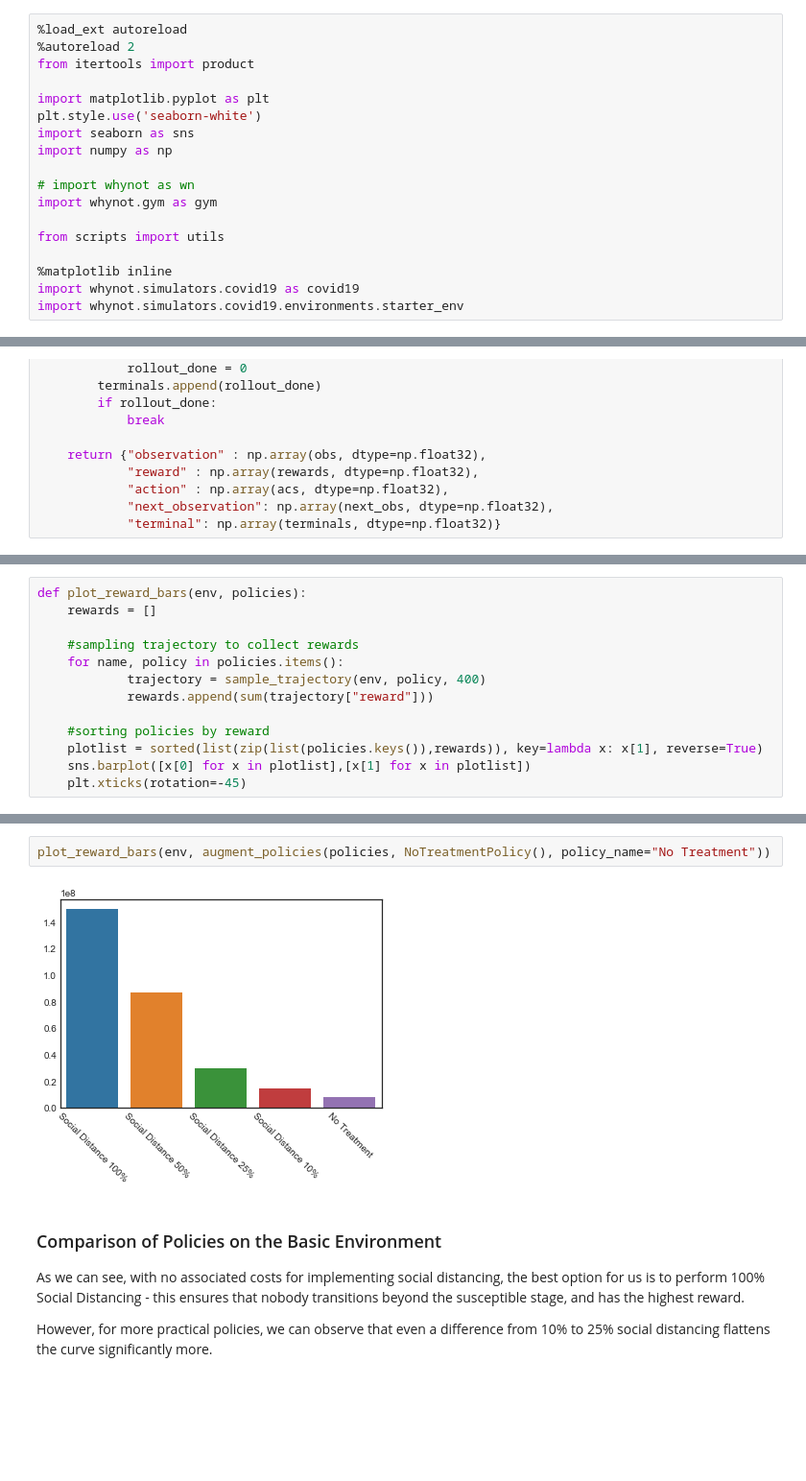
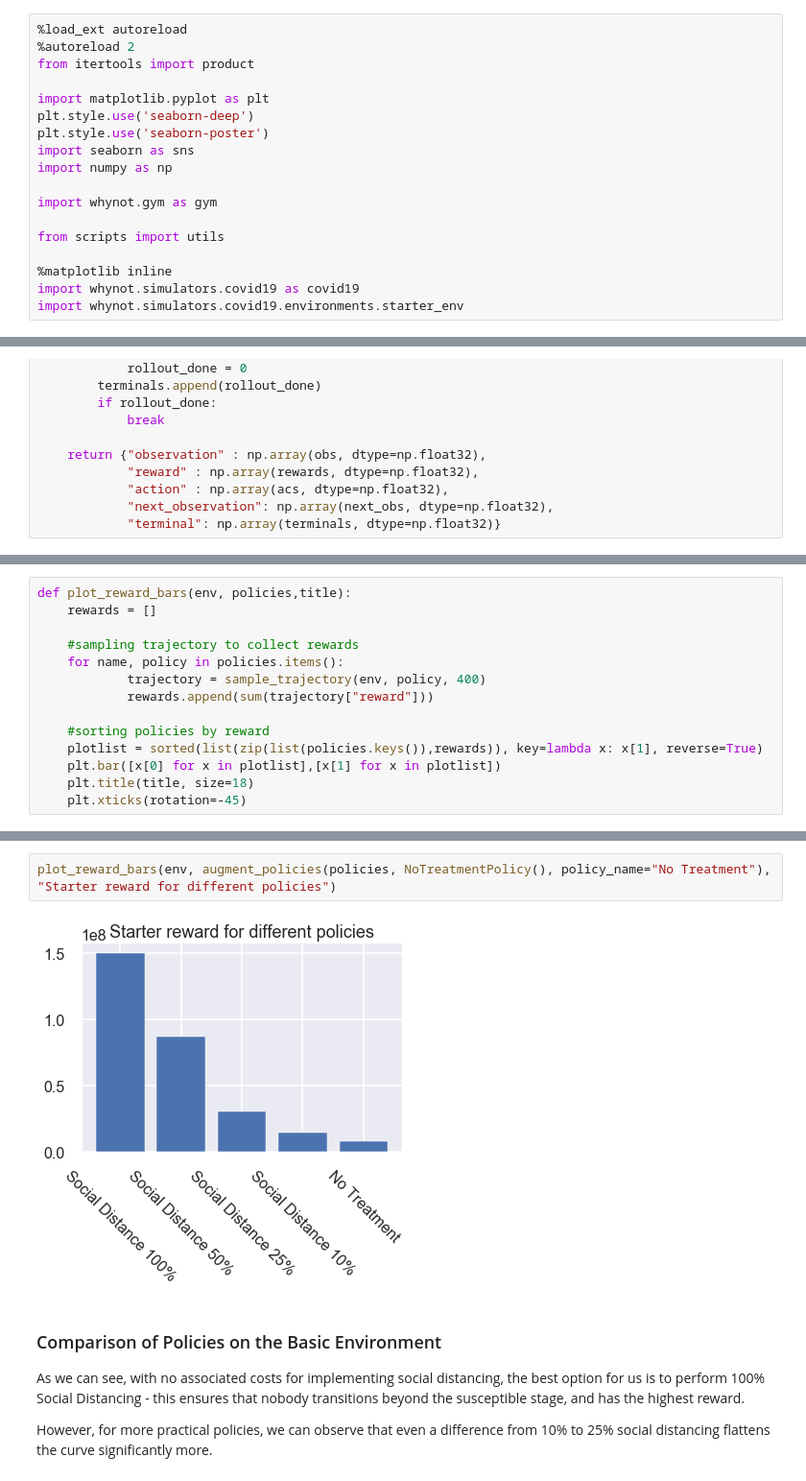
Before and after one commit to chnsh/causal_RL, a Jupyter notebook: covid19_simulator.ipynb, the cells around one changed output, grey strips where cells are left out. Shown at 96% size. Saved outputs shown, nothing was run; the diff lists cells and outputs as text; blank space fills up the shorter version.

Commit message:
updated confounder explanations and added plots for clarity

```diff
--- a/covid19_simulator.ipynb
+++ b/covid19_simulator.ipynb
@@ -22,11 +32,11 @@ if module_path not in sys.path:
 from itertools import product
 
 import matplotlib.pyplot as plt
-plt.style.use('seaborn-white')
+plt.style.use('seaborn-deep')
+plt.style.use('seaborn-poster')
 import seaborn as sns
 import numpy as np
 
-# import whynot as wn
 import whynot.gym as gym
 
 from scripts import utils
@@ -223,5 +322,5 @@ def plot_sample_trajectory(env, policies):
 # %%
-def plot_reward_bars(env, policies):
+def plot_reward_bars(env, policies,title):
     rewards = []
 
     #sampling trajectory to collect rewards
@@ -231,6 +330,7 @@ def plot_reward_bars(env, policies):
 
     #sorting policies by reward
     plotlist = sorted(list(zip(list(policies.keys()),rewards)), key=lambda x: x[1], reverse=True)
-    sns.barplot([x[0] for x in plotlist],[x[1] for x in plotlist])
+    plt.bar([x[0] for x in plotlist],[x[1] for x in plotlist])
+    plt.title(title, size=18)
     plt.xticks(rotation=-45)
 # %%
@@ -245,7 +340,7 @@ Total reward for No Treatment: 7875466.00
 # %%
-plot_reward_bars(env, augment_policies(policies, NoTreatmentPolicy(), policy_name="No Treatment"))
+plot_reward_bars(env, augment_policies(policies, NoTreatmentPolicy(), policy_name="No Treatment"), "Starter reward for different policies")
 # %% [output]
-[figure, old version]
+[figure, new version]
 # %% [markdown]
 ### Comparison of Policies on the Basic Environment
 
```
Also changed, not shown: parts of 32 cells of this notebook.
